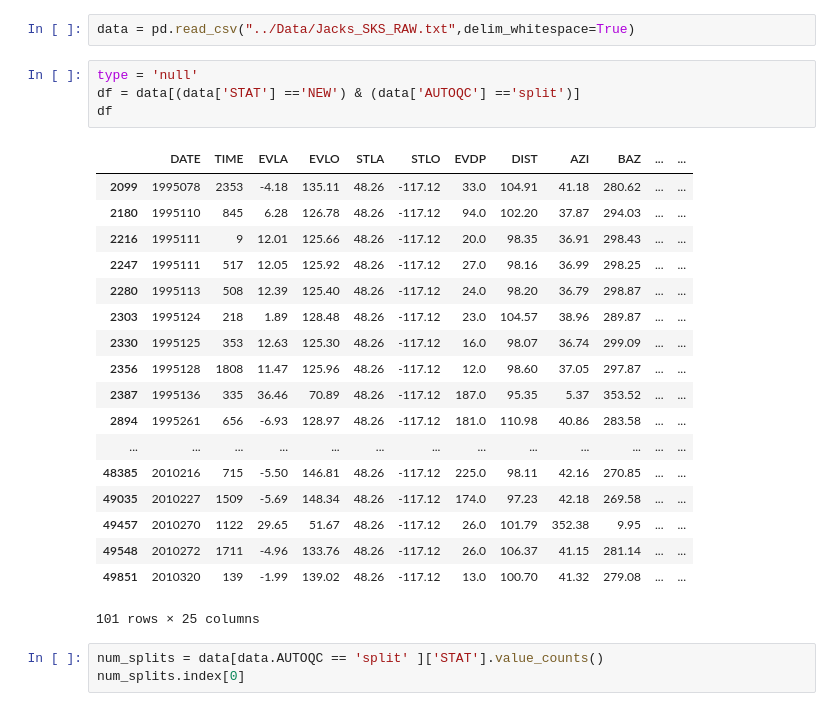
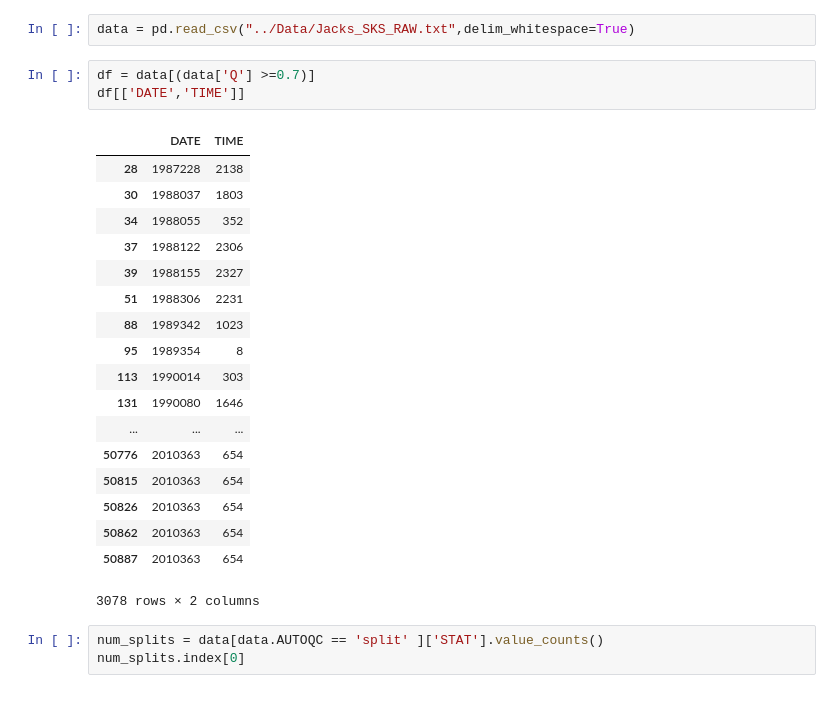
Before and after one commit to Jasplet/DiscrePy, a Jupyter notebook: Devel/devel_Split_Read.ipynb, the cells around one changed output. Cells and saved outputs as stored; diff of their text form.

```diff
--- a/Devel/devel_Split_Read.ipynb
+++ b/Devel/devel_Split_Read.ipynb
@@ -26,28 +26,27 @@ print(sys.executable)
 # %%
 data = pd.read_csv("../Data/Jacks_SKS_RAW.txt",delim_whitespace=True)
-# %%
-type = 'null'
-df = data[(data['STAT'] =='NEW') & (data['AUTOQC'] =='split')]
-df
-# %% [output]
-|  | DATE | TIME | EVLA | EVLO | STLA | STLO | EVDP | DIST | AZI | BAZ | ... | ... |
-| 2099 | 1995078 | 2353 | -4.18 | 135.11 | 48.26 | -117.12 | 33.0 | 104.91 | 41.18 | 280.62 | ... | ... |
-| 2180 | 1995110 | 845 | 6.28 | 126.78 | 48.26 | -117.12 | 94.0 | 102.20 | 37.87 | 294.03 | ... | ... |
-| 2216 | 1995111 | 9 | 12.01 | 125.66 | 48.26 | -117.12 | 20.0 | 98.35 | 36.91 | 298.43 | ... | ... |
-| 2247 | 1995111 | 517 | 12.05 | 125.92 | 48.26 | -117.12 | 27.0 | 98.16 | 36.99 | 298.25 | ... | ... |
-| 2280 | 1995113 | 508 | 12.39 | 125.40 | 48.26 | -117.12 | 24.0 | 98.20 | 36.79 | 298.87 | ... | ... |
-| 2303 | 1995124 | 218 | 1.89 | 128.48 | 48.26 | -117.12 | 23.0 | 104.57 | 38.96 | 289.87 | ... | ... |
-| 2330 | 1995125 | 353 | 12.63 | 125.30 | 48.26 | -117.12 | 16.0 | 98.07 | 36.74 | 299.09 | ... | ... |
-| 2356 | 1995128 | 1808 | 11.47 | 125.96 | 48.26 | -117.12 | 12.0 | 98.60 | 37.05 | 297.87 | ... | ... |
-| 2387 | 1995136 | 335 | 36.46 | 70.89 | 48.26 | -117.12 | 187.0 | 95.35 | 5.37 | 353.52 | ... | ... |
-| 2894 | 1995261 | 656 | -6.93 | 128.97 | 48.26 | -117.12 | 181.0 | 110.98 | 40.86 | 283.58 | ... | ... |
-| ... | ... | ... | ... | ... | ... | ... | ... | ... | ... | ... | ... | ... |
-| 48385 | 2010216 | 715 | -5.50 | 146.81 | 48.26 | -117.12 | 225.0 | 98.11 | 42.16 | 270.85 | ... | ... |
-| 49035 | 2010227 | 1509 | -5.69 | 148.34 | 48.26 | -117.12 | 174.0 | 97.23 | 42.18 | 269.58 | ... | ... |
-| 49457 | 2010270 | 1122 | 29.65 | 51.67 | 48.26 | -117.12 | 26.0 | 101.79 | 352.38 | 9.95 | ... | ... |
-| 49548 | 2010272 | 1711 | -4.96 | 133.76 | 48.26 | -117.12 | 26.0 | 106.37 | 41.15 | 281.14 | ... | ... |
-| 49851 | 2010320 | 139 | -1.99 | 139.02 | 48.26 | -117.12 | 13.0 | 100.70 | 41.32 | 279.08 | ... | ... |
-101 rows × 25 columns
+# %%
+df = data[(data['Q'] >=0.7)]
+df[['DATE','TIME']]
+# %% [output]
+|  | DATE | TIME |
+| 28 | 1987228 | 2138 |
+| 30 | 1988037 | 1803 |
+| 34 | 1988055 | 352 |
+| 37 | 1988122 | 2306 |
+| 39 | 1988155 | 2327 |
+| 51 | 1988306 | 2231 |
+| 88 | 1989342 | 1023 |
+| 95 | 1989354 | 8 |
+| 113 | 1990014 | 303 |
+| 131 | 1990080 | 1646 |
+| ... | ... | ... |
+| 50776 | 2010363 | 654 |
+| 50815 | 2010363 | 654 |
+| 50826 | 2010363 | 654 |
+| 50862 | 2010363 | 654 |
+| 50887 | 2010363 | 654 |
+3078 rows × 2 columns
 # %%
 num_splits = data[data.AUTOQC == 'split' ]['STAT'].value_counts()
 num_splits.index[0]
```
Also changed, not shown: parts of 1 cell of this notebook, 4 other files.
